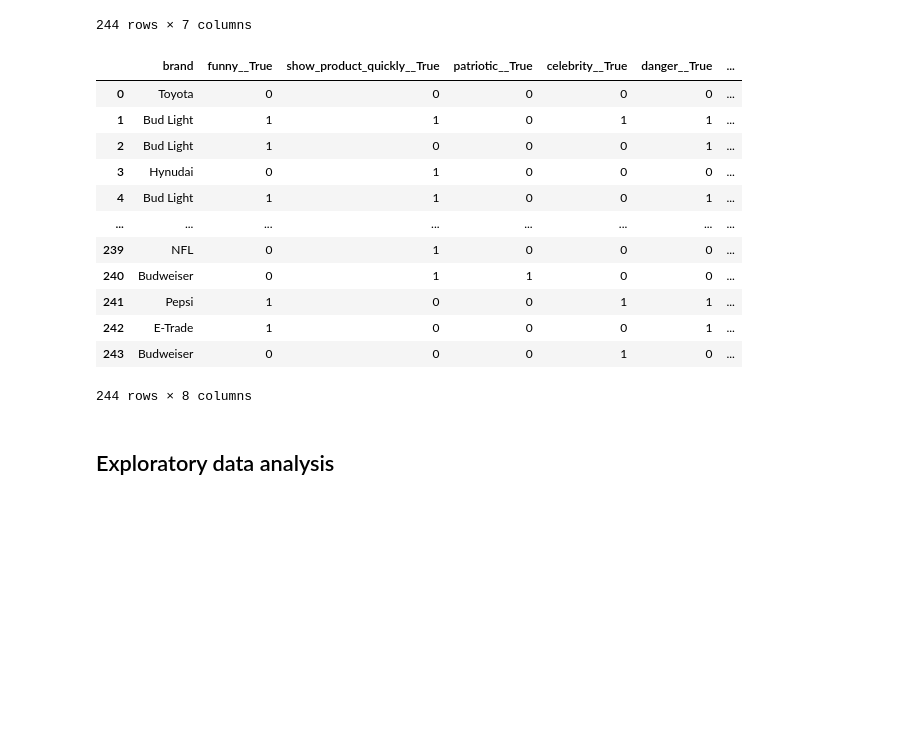
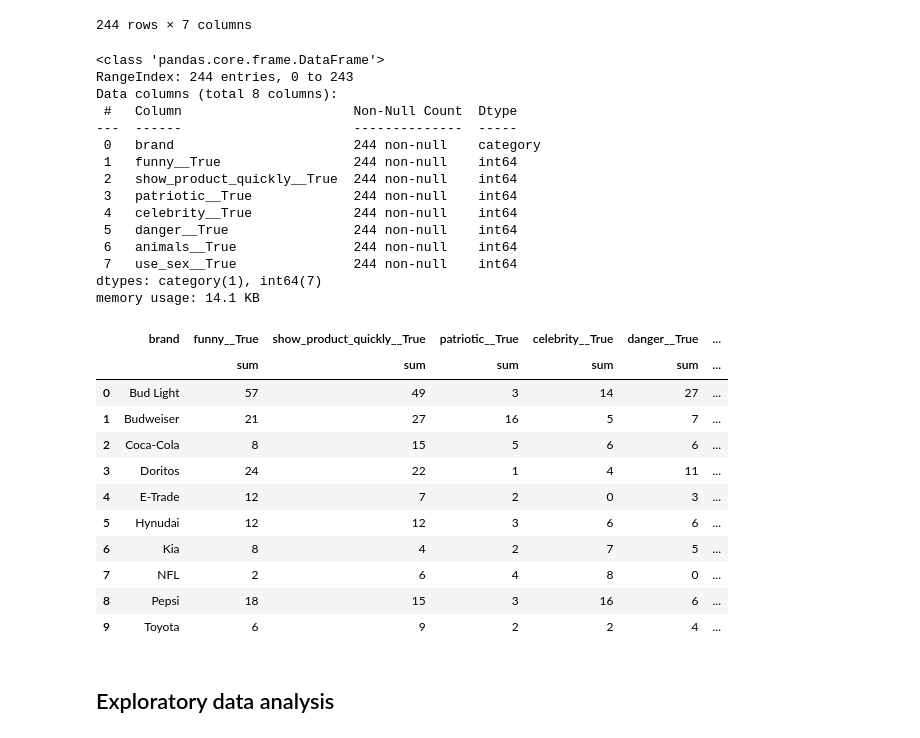
Before and after one commit to liparose/homework-1, a Jupyter notebook: notebooks/04-data-exploration.ipynb, the cells around one changed output. Saved outputs shown, nothing was run; the diff lists cells and outputs as text; code cells hidden in the pictures; blank space fills up the shorter version.

Commit message:
aaaaand another data preparation for next visualization

```diff
--- a/notebooks/04-data-exploration.ipynb
+++ b/notebooks/04-data-exploration.ipynb
@@ -162,23 +162,55 @@ dummy_nominal
 # %%
 liste = df[['brand']].copy()
 
+for i in dummy_nominal:
+    dummy_nominal[i] = dummy_nominal[i].astype("int64")
+
 liste = liste.join(dummy_nominal)
 
-liste
+liste.info()
 # %% [output]
-|  | brand | funny__True | show_product_quickly__True | patriotic__True | celebrity__True | danger__True | ... |
-| 0 | Toyota | 0 | 0 | 0 | 0 | 0 | ... |
-| 1 | Bud Light | 1 | 1 | 0 | 1 | 1 | ... |
-| 2 | Bud Light | 1 | 0 | 0 | 0 | 1 | ... |
-| 3 | Hynudai | 0 | 1 | 0 | 0 | 0 | ... |
-| 4 | Bud Light | 1 | 1 | 0 | 0 | 1 | ... |
-| ... | ... | ... | ... | ... | ... | ... | ... |
-| 239 | NFL | 0 | 1 | 0 | 0 | 0 | ... |
-| 240 | Budweiser | 0 | 1 | 1 | 0 | 0 | ... |
-| 241 | Pepsi | 1 | 0 | 0 | 1 | 1 | ... |
-| 242 | E-Trade | 1 | 0 | 0 | 0 | 1 | ... |
-| 243 | Budweiser | 0 | 0 | 0 | 1 | 0 | ... |
-244 rows × 8 columns
+<class 'pandas.core.frame.DataFrame'>
+RangeIndex: 244 entries, 0 to 243
+Data columns (total 8 columns):
+ #   Column                      Non-Null Count  Dtype
+---  ------                      --------------  -----
+ 0   brand                       244 non-null    category
+ 1   funny__True                 244 non-null    int64
+ 2   show_product_quickly__True  244 non-null    int64
+ 3   patriotic__True             244 non-null    int64
+ 4   celebrity__True             244 non-null    int64
+ 5   danger__True                244 non-null    int64
+ 6   animals__True               244 non-null    int64
+ 7   use_sex__True               244 non-null    int64
+dtypes: category(1), int64(7)
+memory usage: 14.1 KB
+# %%
+#liste['use_sex__True'].sum()
+
+new = liste.groupby(['brand']).agg({
+    'funny__True': ['sum'],
+    'show_product_quickly__True': ['sum'],
+    'patriotic__True': ['sum'],
+    'celebrity__True': ['sum'],
+    'danger__True': ['sum'],
+    'animals__True': ['sum'],
+    'use_sex__True': ['sum']
+    }).reset_index()
+
+new
+# %% [output]
+|  | brand | funny__True | show_product_quickly__True | patriotic__True | celebrity__True | danger__True | ... |
+|  |  | sum | sum | sum | sum | sum | ... |
+| 0 | Bud Light | 57 | 49 | 3 | 14 | 27 | ... |
+| 1 | Budweiser | 21 | 27 | 16 | 5 | 7 | ... |
+| 2 | Coca-Cola | 8 | 15 | 5 | 6 | 6 | ... |
+| 3 | Doritos | 24 | 22 | 1 | 4 | 11 | ... |
+| 4 | E-Trade | 12 | 7 | 2 | 0 | 3 | ... |
+| 5 | Hynudai | 12 | 12 | 3 | 6 | 6 | ... |
+| 6 | Kia | 8 | 4 | 2 | 7 | 5 | ... |
+| 7 | NFL | 2 | 6 | 4 | 8 | 0 | ... |
+| 8 | Pepsi | 18 | 15 | 3 | 16 | 6 | ... |
+| 9 | Toyota | 6 | 9 | 2 | 2 | 4 | ... |
 # %% [markdown]
 ## Exploratory data analysis
 # %%
```
Also changed, not shown: parts of 2 cells of this notebook.
